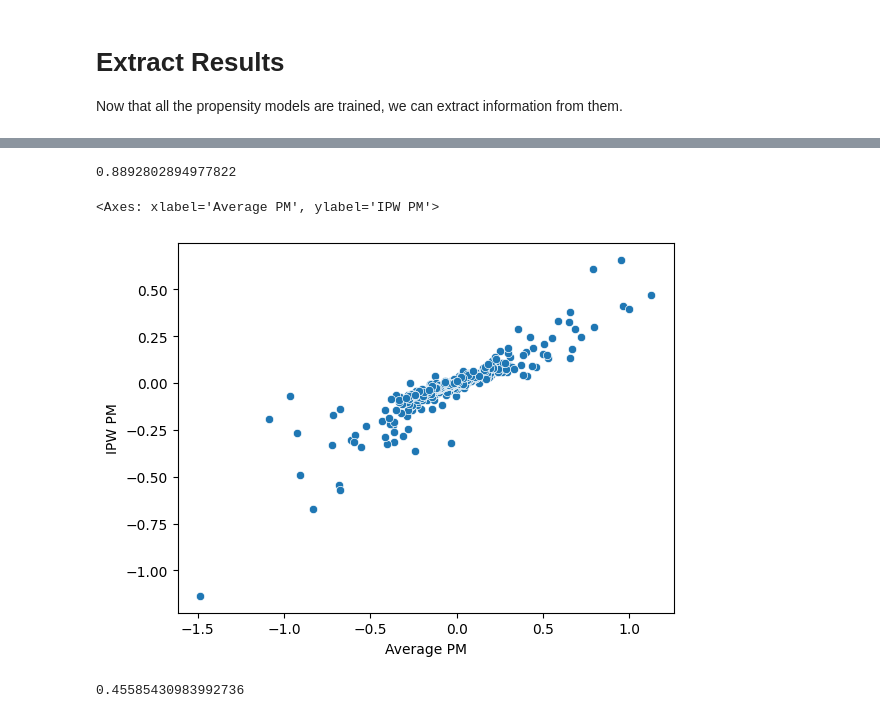
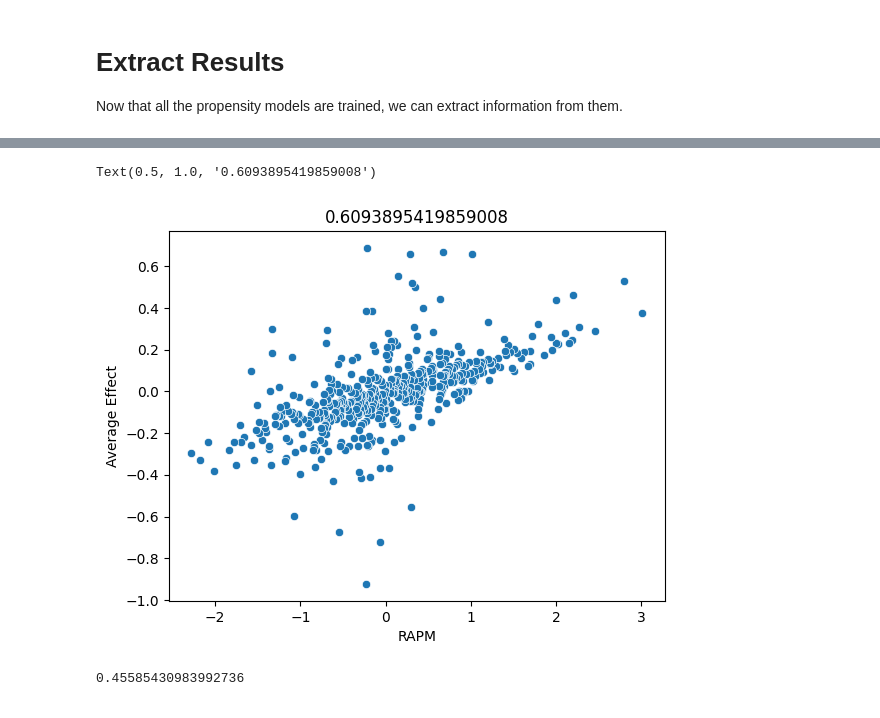
Before and after one commit to DanLeEpicMan/RAPM, a Jupyter notebook: code/analyze/propensity_scores.ipynb, the cells around one changed output, grey strips where cells are left out. Saved outputs shown, nothing was run; the diff lists cells and outputs as text; code cells hidden in the pictures.

```diff
--- a/code/analyze/propensity_scores.ipynb
+++ b/code/analyze/propensity_scores.ipynb
@@ -575,9 +646,6 @@ fig.show()
-# %%
-print(results['Average PM'].corr(results['IPW PM']))
-
-sns.scatterplot(results, x='Average PM', y='IPW PM')
-# %% [output]
-0.8892802894977822
-<Axes: xlabel='Average PM', ylabel='IPW PM'>
-[figure, removed]
+# %%
+sns.scatterplot(results[bools], x='RAPM', y='Average Effect').set_title(results.loc[bools, 'RAPM'].corr(results.loc[bools, 'Average Effect']))
+# %% [output]
+Text(0.5, 1.0, '0.6093895419859008')
+[figure, added]
 # %%
```
Also changed, not shown: parts of 45 cells of this notebook, 12 other files.
